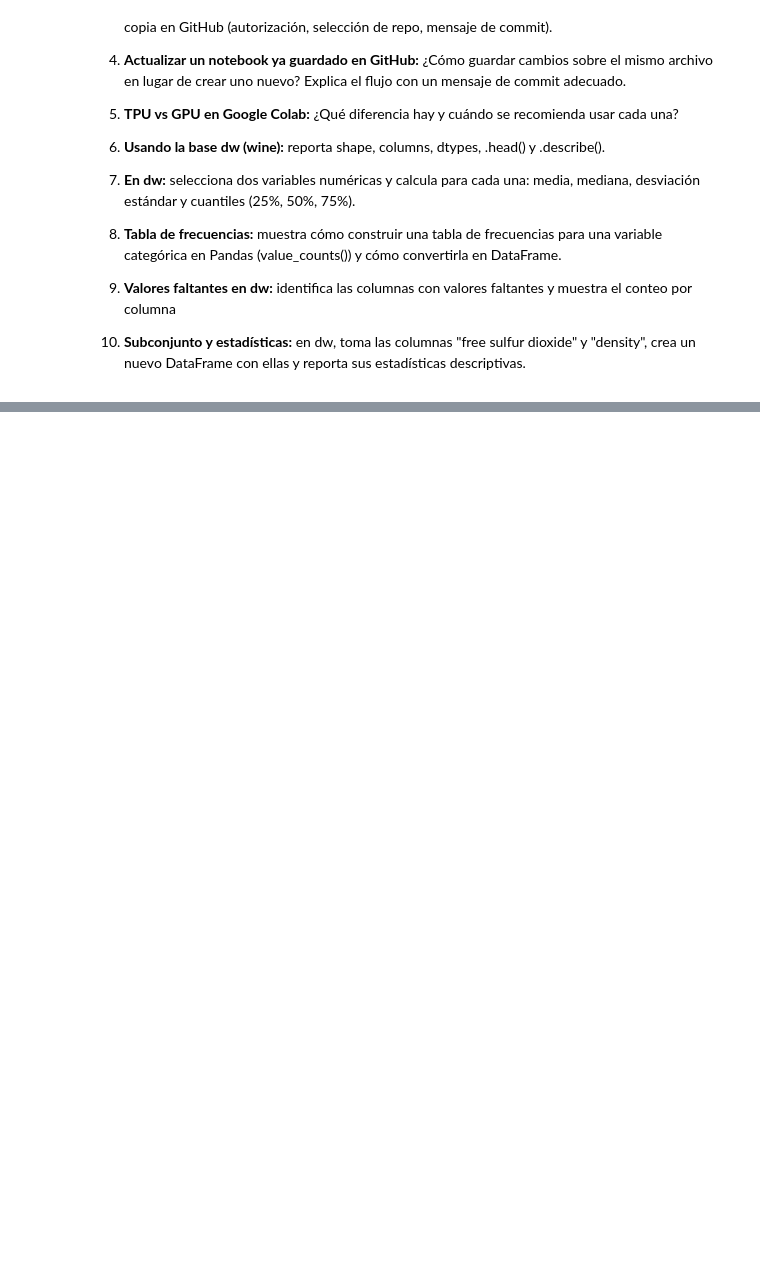
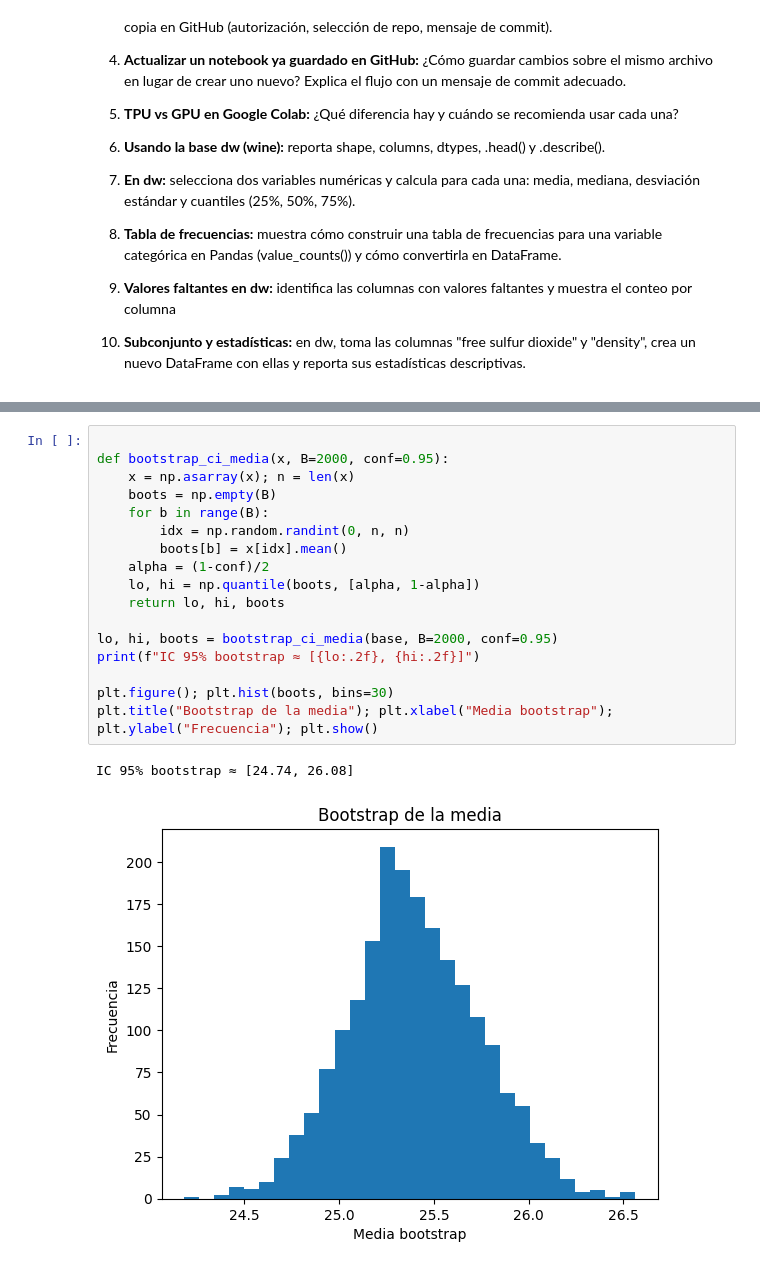
Before and after one commit to mariaacardonal-lgtm/SISTEMAS-AVANZADOS-DE-PRODUCCION-CON-PHYTON-ALE, a Jupyter notebook: Cardona_Alejandra_Torres_Laura_Rojas_Cristian.ipynb, the cells around one changed output, grey strips where cells are left out. Drawn from its saved outputs; the diff is of its cells as text; blank space fills up the shorter version.

```diff
--- a/Cardona_Alejandra_Torres_Laura_Rojas_Cristian.ipynb
+++ b/Cardona_Alejandra_Torres_Laura_Rojas_Cristian.ipynb
@@ -892,0 +1034,20 @@ Enlace Github 3:
+# %%
+
+def bootstrap_ci_media(x, B=2000, conf=0.95):
+    x = np.asarray(x); n = len(x)
+    boots = np.empty(B)
+    for b in range(B):
+        idx = np.random.randint(0, n, n)
+        boots[b] = x[idx].mean()
+    alpha = (1-conf)/2
+    lo, hi = np.quantile(boots, [alpha, 1-alpha])
+    return lo, hi, boots
+
+lo, hi, boots = bootstrap_ci_media(base, B=2000, conf=0.95)
+print(f"IC 95% bootstrap ≈ [{lo:.2f}, {hi:.2f}]")
+
+plt.figure(); plt.hist(boots, bins=30)
+plt.title("Bootstrap de la media"); plt.xlabel("Media bootstrap"); plt.ylabel("Frecuencia"); plt.show()
+# %% [output]
+IC 95% bootstrap ≈ [24.74, 26.08]
+[figure, added]
```
Also changed, not shown: parts of 19 cells of this notebook.
